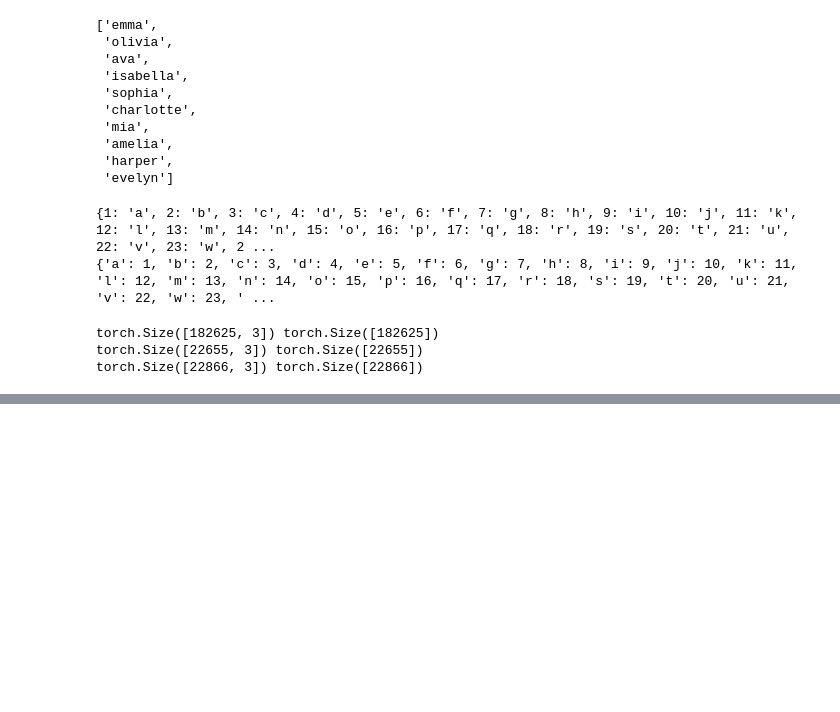
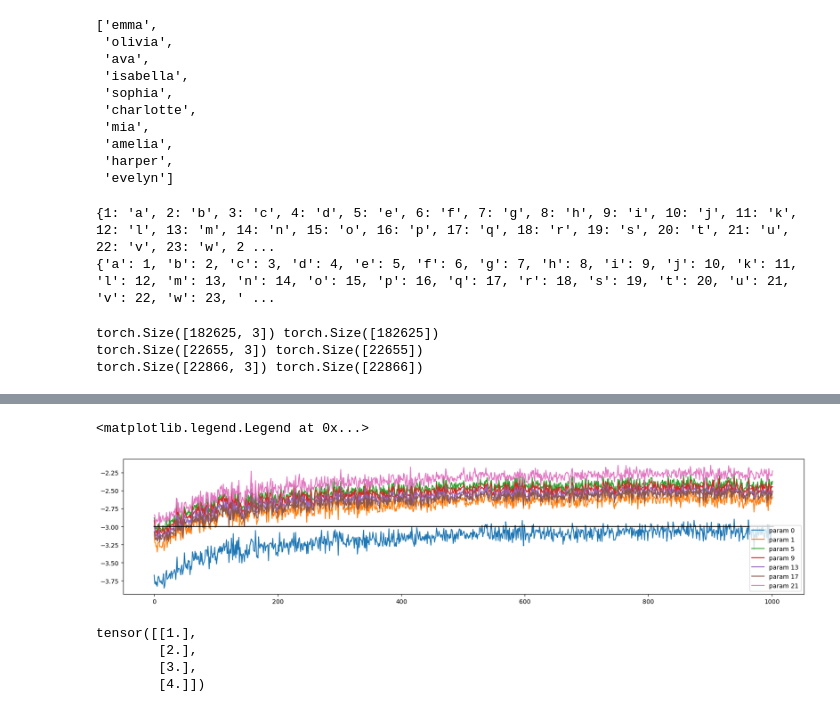
Before and after one commit to heikkito123/a_karpathy_makemore, a Jupyter notebook: lesson3_2.ipynb, the cells around one changed output, grey strips where cells are left out. Cells and saved outputs as stored; diff of their text form; code cells hidden in the pictures; blank space fills up the shorter version.

```diff
--- a/lesson3_2.ipynb
+++ b/lesson3_2.ipynb
@@ -251,0 +259,24 @@ Text(0.5, 1.0, 'weights gradient distribution')
+# %%
+# visualize parameter update : data ratio in log10 scale (lr*p.grad.std() / p.data.std(), log10 scaled)
+# the ratios should be around 1e-3 (-3 on log10), which is a rough target. bigger values overshoot, and
+# lower values are slow to train. so this is an important visualization on how fast / slow the network
+# is learning.
+
+plt.figure(figsize=(20,4))
+legends = []
+for i, p in enumerate(parameters):
+    if p.ndim == 2:
+        plt.plot([ud[j][i] for j in range(len(ud))]) # gives the updatevalues of layer i
+        legends.append(f'param {i}')
+plt.plot([0, len(ud)], [-3, -3], 'k')
+plt.legend(legends)
+# %% [output]
+<matplotlib.legend.Legend at 0x...>
+[figure, added]
+# %%
+torch.tensor(([1.], [2.], [3.], [4.]))
+# %% [output]
+tensor([[1.],
+        [2.],
+        [3.],
+        [4.]])
```
Also changed, not shown: parts of 5 cells of this notebook, 1 other file.
